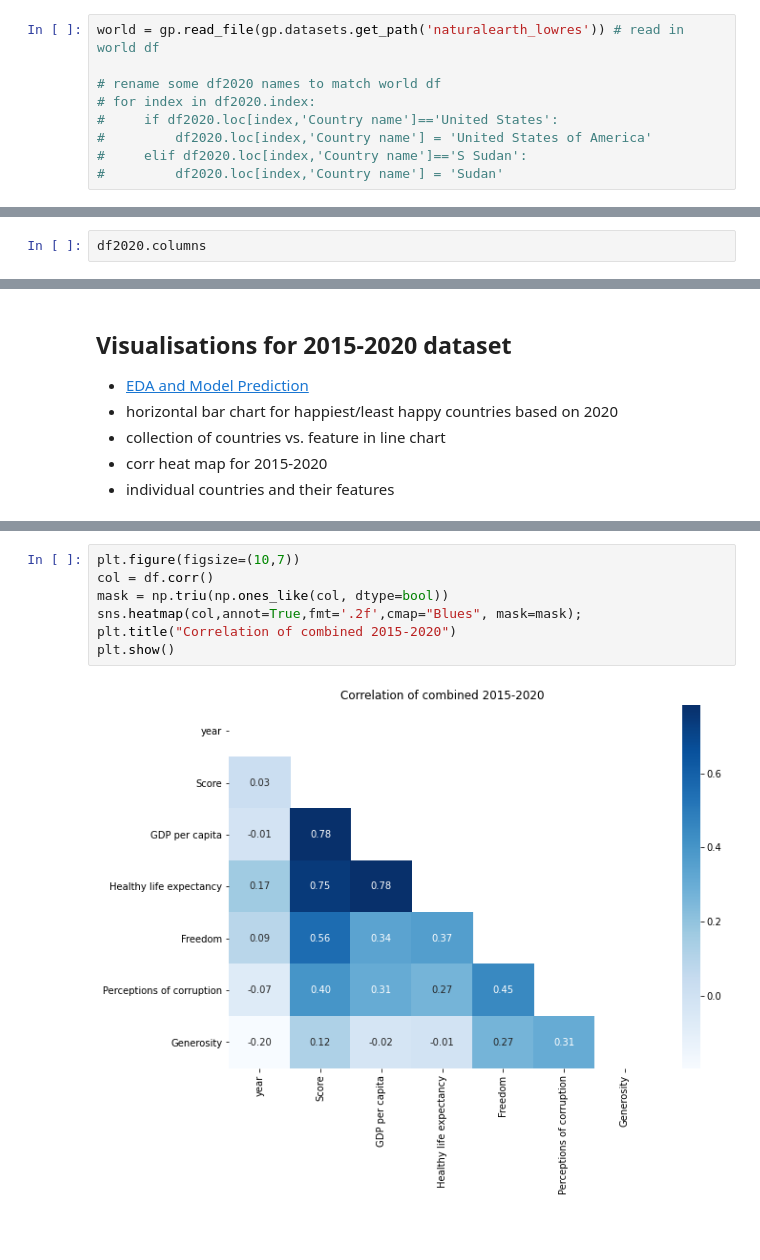
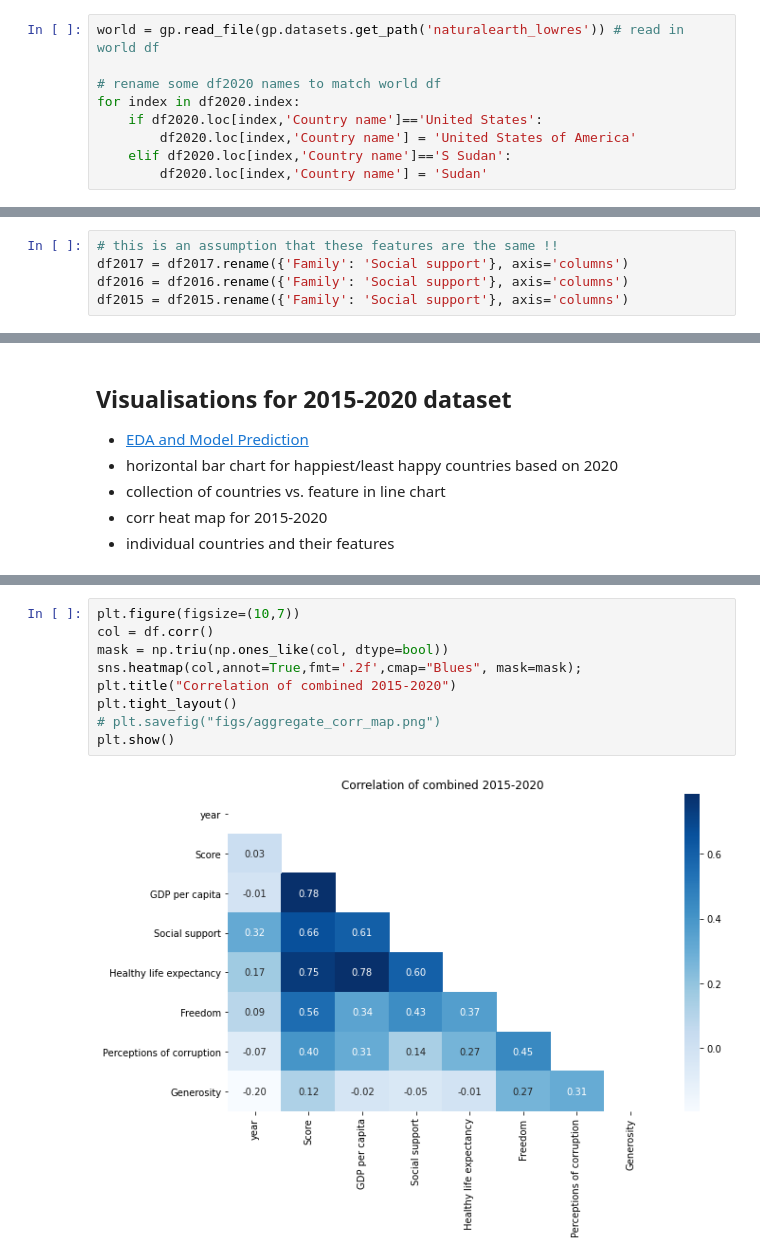
Before and after one commit to tterrytran95/happinesspro, a Jupyter notebook: EDA for potential datasets.ipynb, the cells around one changed output, grey strips where cells are left out. Cells and saved outputs as stored; diff of their text form; blank space fills up the shorter version.

```diff
--- a/EDA for potential datasets.ipynb
+++ b/EDA for potential datasets.ipynb
@@ -108,10 +122,10 @@ pip3 install geopandas
 world = gp.read_file(gp.datasets.get_path('naturalearth_lowres')) # read in world df
 
 # rename some df2020 names to match world df
-# for index in df2020.index:
-#     if df2020.loc[index,'Country name']=='United States':
-#         df2020.loc[index,'Country name'] = 'United States of America'
-#     elif df2020.loc[index,'Country name']=='S Sudan':
-#         df2020.loc[index,'Country name'] = 'Sudan'
+for index in df2020.index:
+    if df2020.loc[index,'Country name']=='United States':
+        df2020.loc[index,'Country name'] = 'United States of America'
+    elif df2020.loc[index,'Country name']=='S Sudan':
+        df2020.loc[index,'Country name'] = 'Sudan'
 # %%
 # merge world and 2020 df scores
@@ -165,4 +180,7 @@ df2020 = df2020.rename({'Country name' : 'Country or region', 'Ladder score' : '
                                       'Explained by: Perceptions of corruption' : 'Perceptions of corruption'},
                                       axis='columns')
 # %%
-df2020.columns
+# this is an assumption that these features are the same !!
+df2017 = df2017.rename({'Family': 'Social support'}, axis='columns')
+df2016 = df2016.rename({'Family': 'Social support'}, axis='columns')
+df2015 = df2015.rename({'Family': 'Social support'}, axis='columns')
@@ -309,9 +322,11 @@ for c in countries:
 # %%
 plt.figure(figsize=(10,7))
 col = df.corr()
 mask = np.triu(np.ones_like(col, dtype=bool))
 sns.heatmap(col,annot=True,fmt='.2f',cmap="Blues", mask=mask);
 plt.title("Correlation of combined 2015-2020")
+plt.tight_layout()
+# plt.savefig("figs/aggregate_corr_map.png")
 plt.show()
 # %% [output]
-[figure, old version]
+[figure, new version]
```
Also changed, not shown: parts of 24 cells of this notebook, 2 other files.
